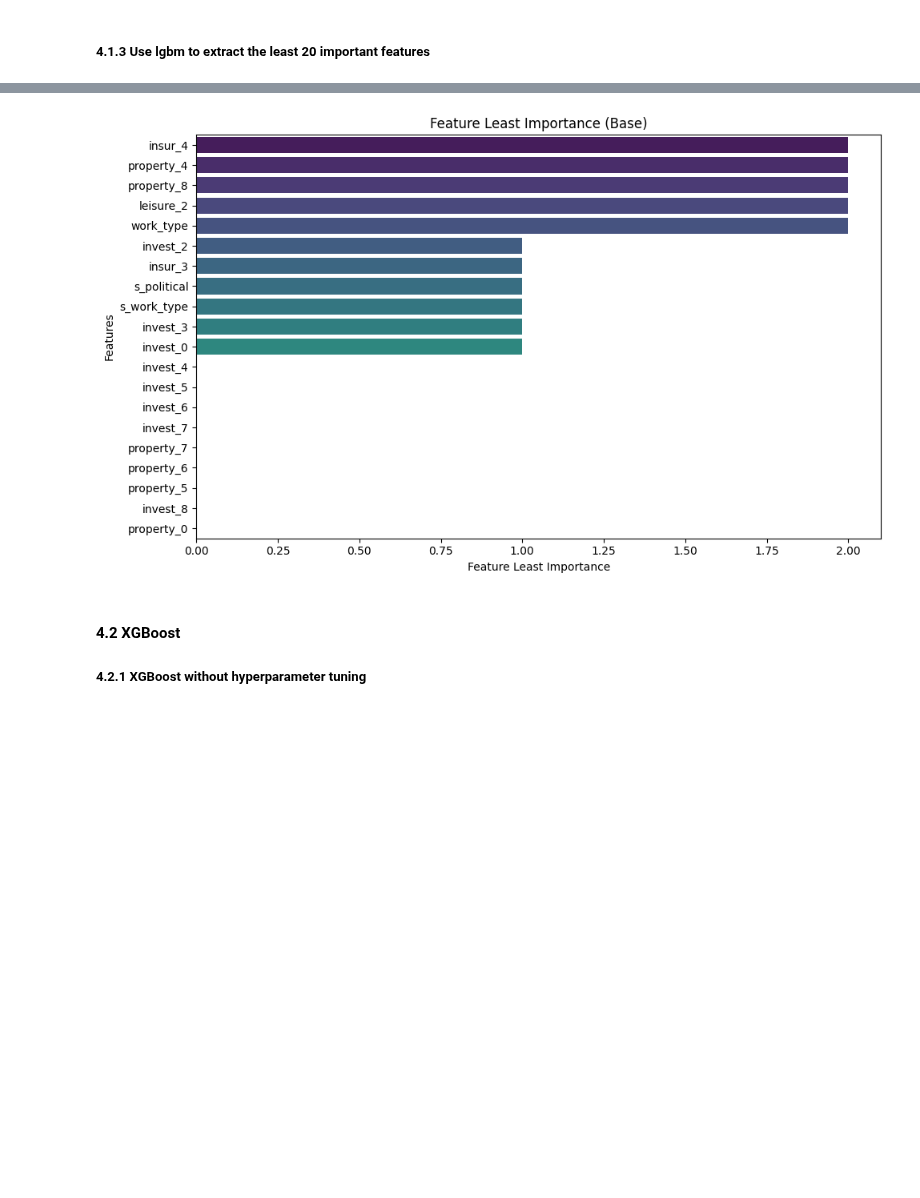
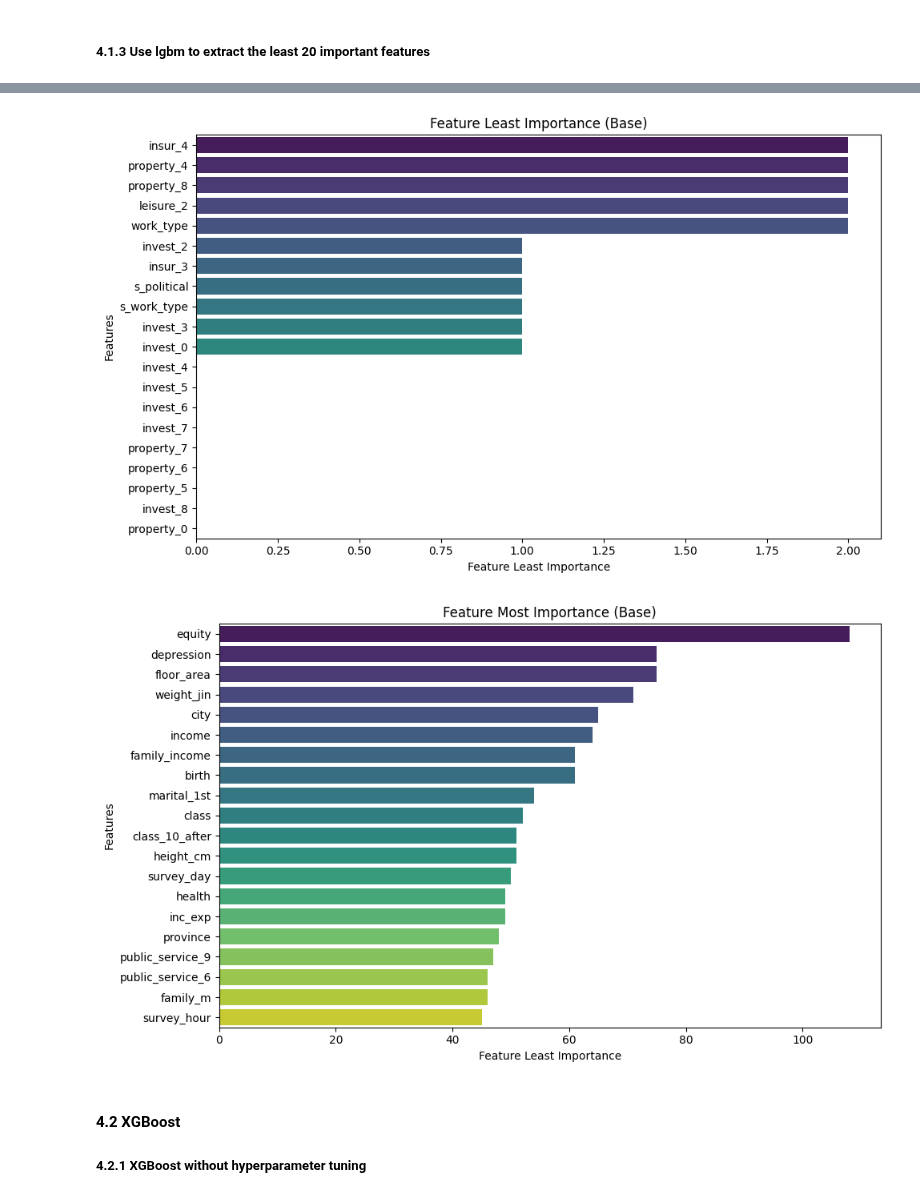
Before and after one commit to KesonStar/CS182_Final, a Jupyter notebook: Happiness_Prediction.ipynb, the cells around one changed output, grey strips where cells are left out. Cells and saved outputs as stored; diff of their text form; code cells hidden in the pictures; blank space fills up the shorter version.

```diff
--- a/Happiness_Prediction.ipynb
+++ b/Happiness_Prediction.ipynb
@@ -840,12 +840,12 @@ importance_base = pd.DataFrame({
 print("\nFeature Importance (Base):")
 print(importance_base)
 
-def plot_feature_importance(importance_df, title):
+def plot_feature_importance(importance_df, title, head):
     plt.figure(figsize=(10, 6))
     sns.barplot(
         x="importance",
         y="feature",
-        data=importance_df.tail(20),
+        data=importance_df.head(20) if head else importance_df.tail(20),
         palette="viridis"
     )
     plt.title(title)
@@ -854,5 +854,6 @@ def plot_feature_importance(importance_df, title):
     plt.tight_layout()
     plt.show()
 
-plot_feature_importance(importance_base, "Feature Least Importance (Base)")
+plot_feature_importance(importance_base, "Feature Least Importance (Base)", head=False)
+plot_feature_importance(importance_base, "Feature Most Importance (Base)", head=True)
 # %% [output]
@@ -870,8 +873,9 @@ Feature Importance (Base):
 82    invest_8           0
 15  property_0           0
 
 [136 rows x 2 columns]
 [figure]
+[figure, added]
 # %% [markdown]
 #### 4.2 XGBoost
 ##### 4.2.1 XGBoost without hyperparameter tuning
```
Also changed, not shown: parts of 2 cells of this notebook, 1 other file.
